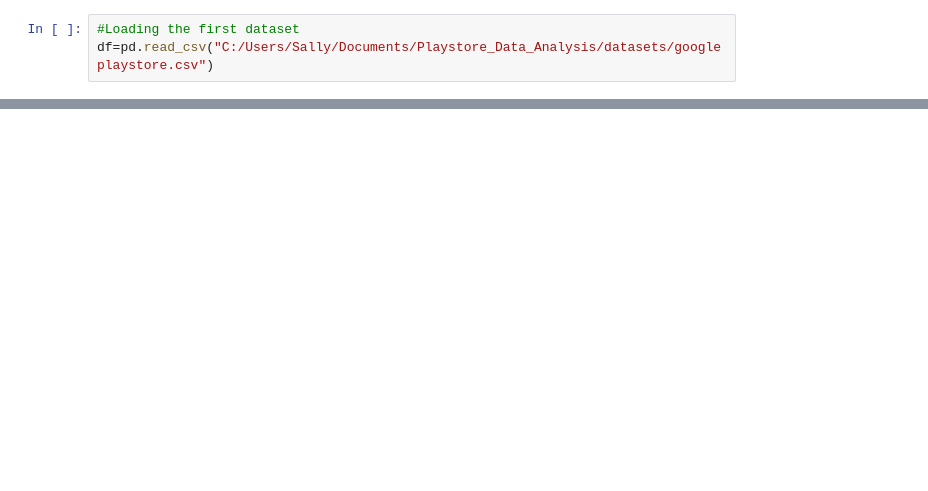
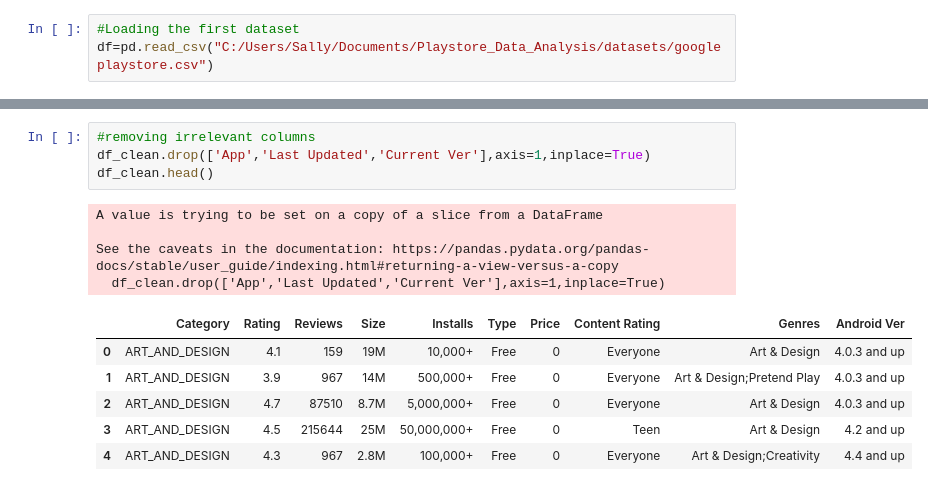
Before and after one commit to mulingwa/Playstore_Data_Analysis, a Jupyter notebook: Analysis.ipynb, the cells around one changed output, grey strips where cells are left out. Cells and saved outputs as stored; diff of their text form; blank space fills up the shorter version.

```diff
--- a/Analysis.ipynb
+++ b/Analysis.ipynb
@@ -25,0 +81,15 @@ df.head()
+# %%
+#removing irrelevant columns
+df_clean.drop(['App','Last Updated','Current Ver'],axis=1,inplace=True)
+df_clean.head()
+# %% [output]
+A value is trying to be set on a copy of a slice from a DataFrame
+
+See the caveats in the documentation: https://pandas.pydata.org/pandas-docs/stable/user_guide/indexing.html#returning-a-view-versus-a-copy
+  df_clean.drop(['App','Last Updated','Current Ver'],axis=1,inplace=True)
+|  | Category | Rating | Reviews | Size | Installs | Type | Price | Content Rating | Genres | Android Ver |
+| 0 | ART_AND_DESIGN | 4.1 | 159 | 19M | 10,000+ | Free | 0 | Everyone | Art & Design | 4.0.3 and up |
+| 1 | ART_AND_DESIGN | 3.9 | 967 | 14M | 500,000+ | Free | 0 | Everyone | Art & Design;Pretend Play | 4.0.3 and up |
+| 2 | ART_AND_DESIGN | 4.7 | 87510 | 8.7M | 5,000,000+ | Free | 0 | Everyone | Art & Design | 4.0.3 and up |
+| 3 | ART_AND_DESIGN | 4.5 | 215644 | 25M | 50,000,000+ | Free | 0 | Teen | Art & Design | 4.2 and up |
+| 4 | ART_AND_DESIGN | 4.3 | 967 | 2.8M | 100,000+ | Free | 0 | Everyone | Art & Design;Creativity | 4.4 and up |
```
Also changed, not shown: parts of 15 cells of this notebook.
